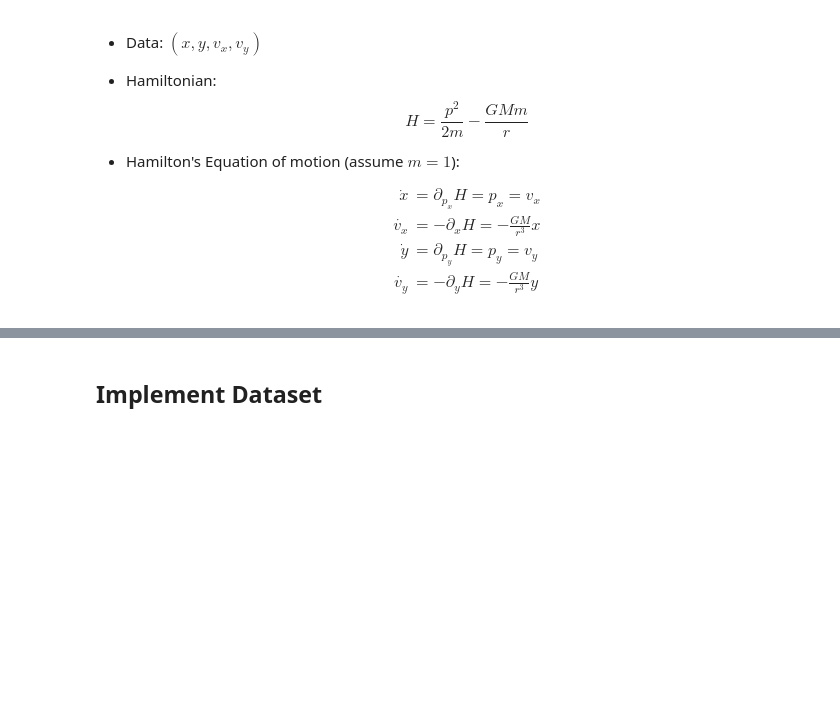
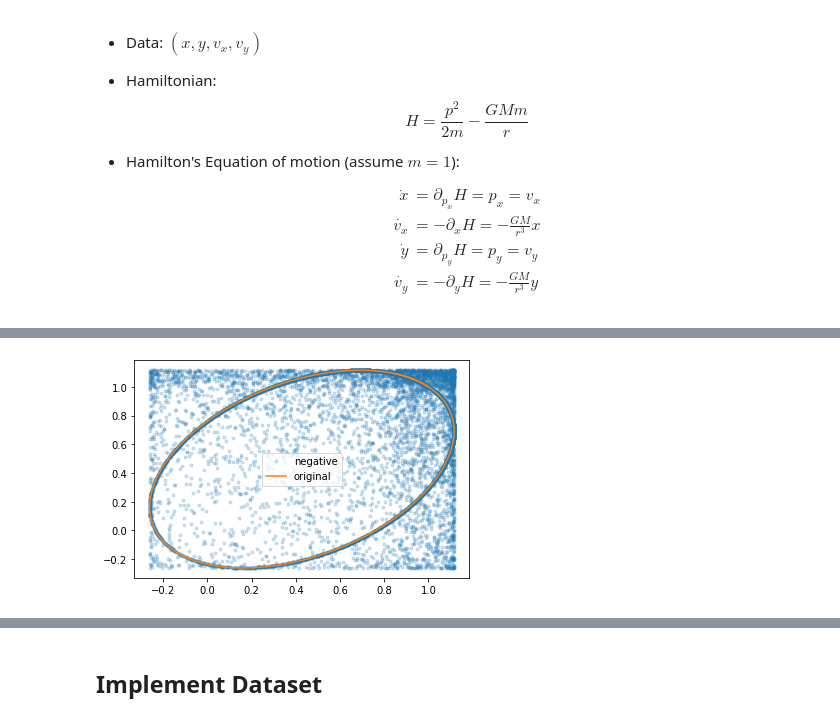
Before and after one commit to Axect/SINS, a Jupyter notebook: Kepler2D_Fix.ipynb, the cells around one changed output, grey strips where cells are left out. Saved outputs shown, nothing was run; the diff lists cells and outputs as text; code cells hidden in the pictures; blank space fills up the shorter version.

```diff
--- a/Kepler2D_Fix.ipynb
+++ b/Kepler2D_Fix.ipynb
@@ -137,0 +138,7 @@ tensor([[ 1.3000,  1.9000, -0.2300,  0.4678],
+# %%
+plt.plot(X_n[:,0], X_n[:,1], '.', alpha=0.2, label='negative')
+plt.plot(X[:,0], X[:,1], label='original')
+plt.legend()
+plt.show()
+# %% [output]
+[figure, added]
```
Also changed, not shown: parts of 14 cells of this notebook, 6 other files.
